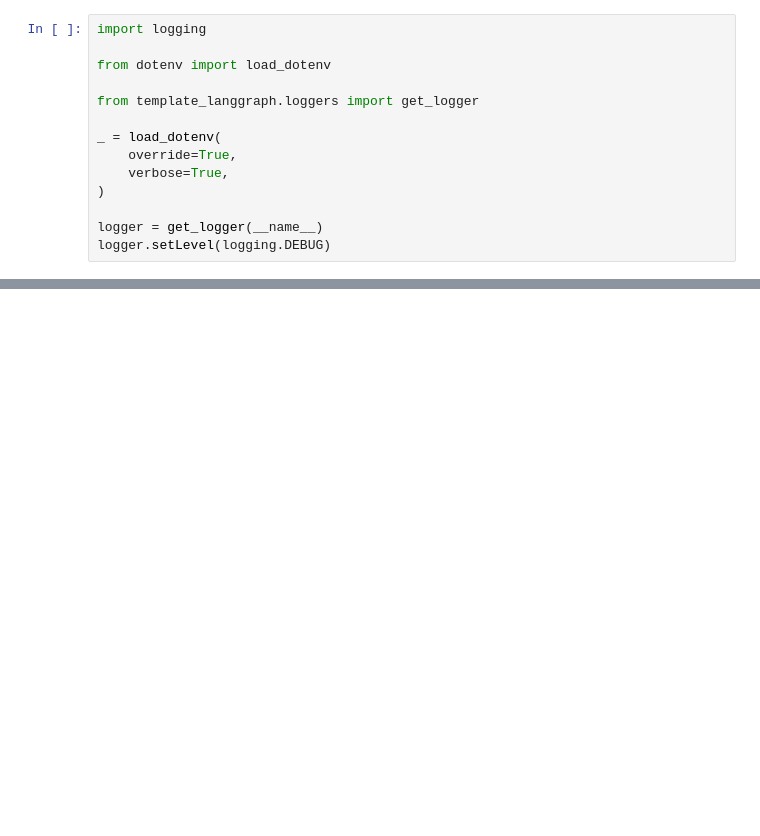
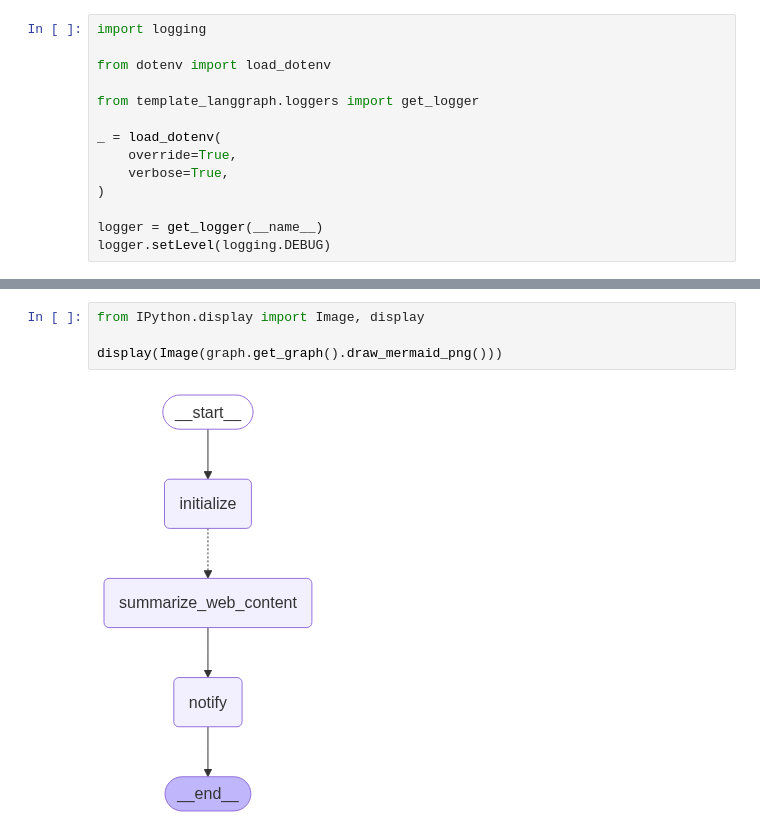
Before and after one commit to ks6088ts-labs/template-langgraph, a Jupyter notebook: notebooks/news_summarizer_agent.ipynb, the cells around one changed output, grey strips where cells are left out. Drawn from its saved outputs; the diff is of its cells as text; blank space fills up the shorter version.

```diff
--- a/notebooks/news_summarizer_agent.ipynb
+++ b/notebooks/news_summarizer_agent.ipynb
@@ -61,0 +26,6 @@ for article in articles:
+# %%
+from IPython.display import Image, display
+
+display(Image(graph.get_graph().draw_mermaid_png()))
+# %% [output]
+[figure, added]
```
Also changed, not shown: parts of 2 cells of this notebook, 6 other files.
